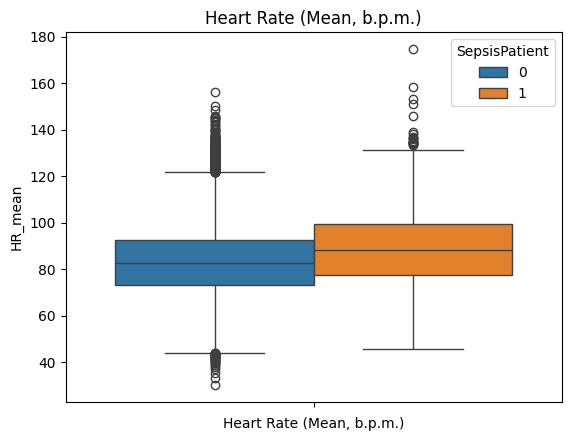
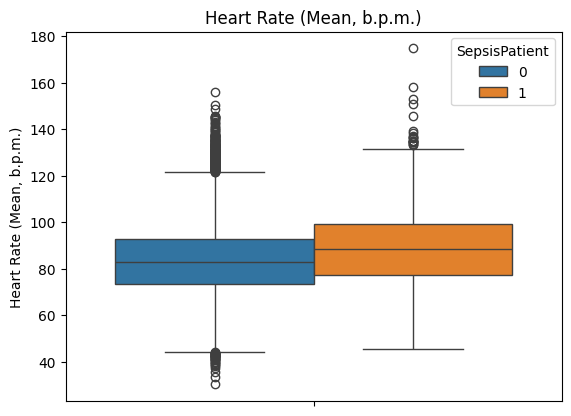
The notebook cell's code change between the first figure and the second:
--- before
+++ after
@@ -16,5 +16,5 @@
     sns.boxplot(data=dataset_agg, y=feat, hue="SepsisPatient")
     plt.title(label)
-    plt.xlabel(label)
+    plt.ylabel(label)
     plt.show()
   return

Commit: Mit Colab erstellt